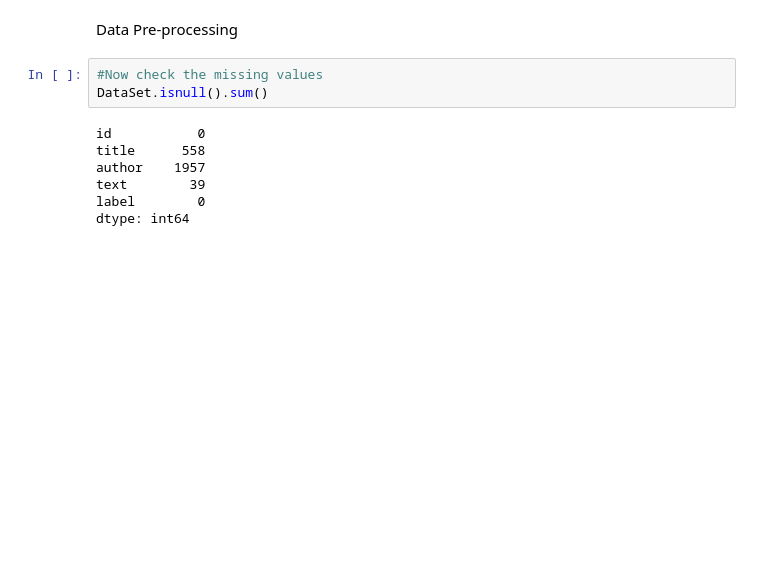
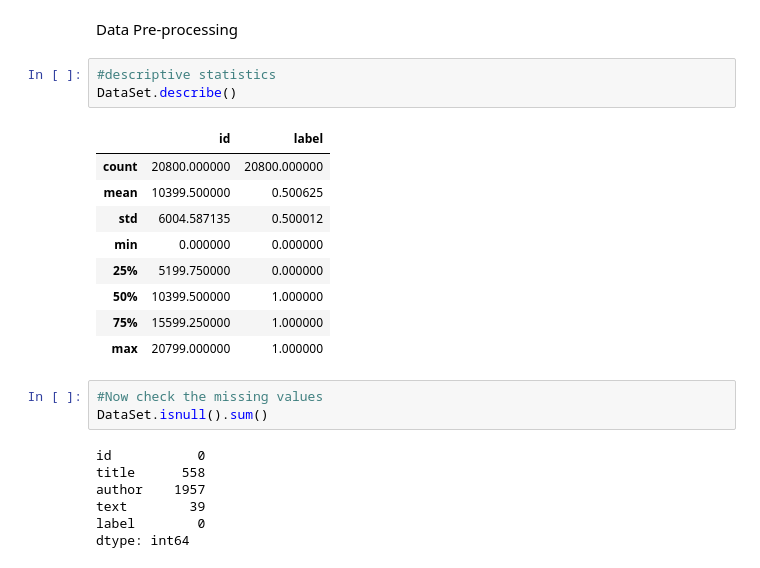
Before and after one commit to SUBHAM830/Fake-News-Detection, a Jupyter notebook: Fake_News_Detection_G22.ipynb, the cells around one changed output. Cells and saved outputs as stored; diff of their text form; blank space fills up the shorter version.

```diff
--- a/Fake_News_Detection_G22.ipynb
+++ b/Fake_News_Detection_G22.ipynb
@@ -71,6 +71,19 @@ DataSet.head(10)
 | 9 | 9 | A Back-Channel Plan for Ukraine a... | Megan Twohey and Scott Shane | A week before Michael T. Flynn re... | 0 |
 # %% [markdown]
 Data Pre-processing
+# %%
+#descriptive statistics
+DataSet.describe()
+# %% [output]
+|  | id | label |
+| count | 20800.000000 | 20800.000000 |
+| mean | 10399.500000 | 0.500625 |
+| std | 6004.587135 | 0.500012 |
+| min | 0.000000 | 0.000000 |
+| 25% | 5199.750000 | 0.000000 |
+| 50% | 10399.500000 | 1.000000 |
+| 75% | 15599.250000 | 1.000000 |
+| max | 20799.000000 | 1.000000 |
 # %%
 #Now check the missing values
 DataSet.isnull().sum()
```
Also changed, not shown: parts of 69 cells of this notebook.
